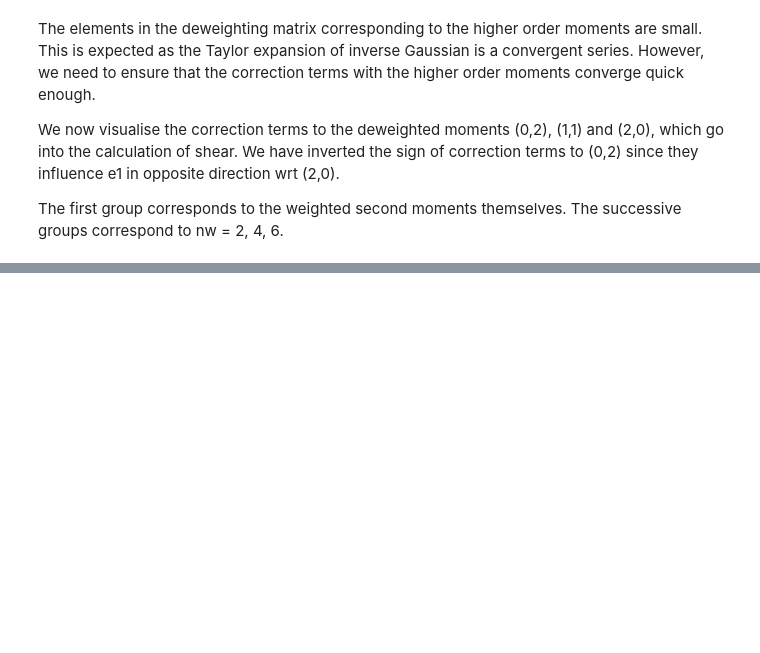
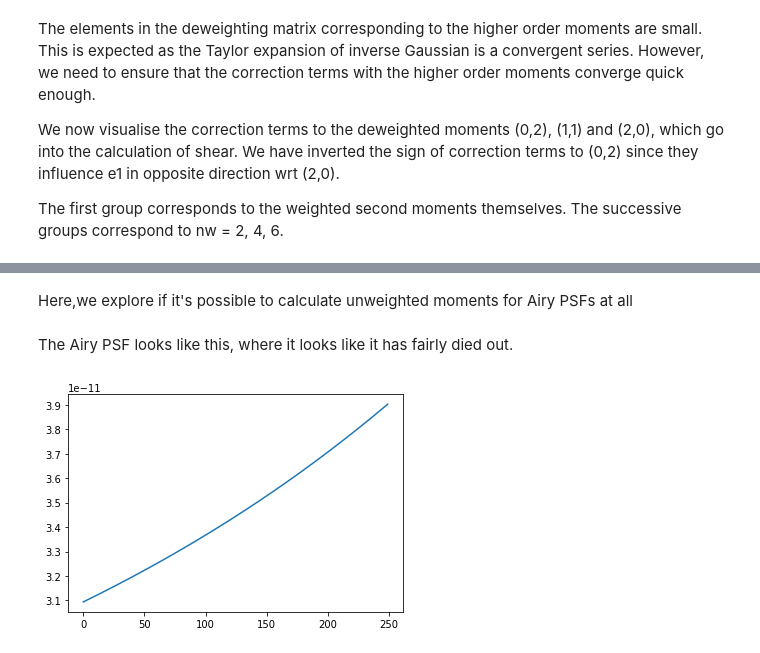
Before and after one commit to arunkannawadi/deimos, a Jupyter notebook: explore_deimos.ipynb, the cells around one changed output, grey strips where cells are left out. Saved outputs shown, nothing was run; the diff lists cells and outputs as text; code cells hidden in the pictures; blank space fills up the shorter version.

```diff
--- a/explore_deimos.ipynb
+++ b/explore_deimos.ipynb
@@ -232,0 +310,26 @@ print galsim.Image(weight_img).FindAdaptiveMom().moments_sigma
+# %% [markdown]
+Here,we explore if it's possible to calculate unweighted moments for Airy PSFs at all
+# %%
+pix = 0.1
+airy = galsim.Airy(lam=800, diam=1.2)
+epsf = galsim.Convolve([airy,galsim.Gaussian(sigma=3.0)])
+fiducial_psf_img = epsf.drawImage(scale=pix/5.,method='no_pixel')
+fiducial_size = fiducial_psf_img.array.shape[0]
+
+S = np.linspace(0.5*fiducial_size,10*fiducial_size,25).astype(int)[:8]
+moments = np.zeros((len(S),3))
+
+for idx, sz in enumerate(S):
+    psf_img = galsim.Image(sz,sz)
+    psf_img = epsf.drawImage(image=psf_img, scale=pix/5., method='no_pixel')
+    grid = generate_pixelgrid([-0.5,-0.5],psf_img.array.shape,scale=pix/5.)
+    moments[idx,0]= measure_moments(0,2,psf_img,grid,weight=1.,A=None)
+    moments[idx,1]= measure_moments(2,0,psf_img,grid,weight=1.,A=None)
+    moments[idx,2]= measure_moments(1,1,psf_img,grid,weight=1.,A=None)
+# %% [markdown]
+The Airy PSF looks like this, where it looks like it has fairly died out.
+# %%
+plt.plot(psf_img.array[916-125:916+125,(psf_img.array.shape[0]+1)/2])
+plt.yscale('linear')
+# %% [output]
+[figure, added]
```
Also changed, not shown: parts of 31 cells of this notebook.
